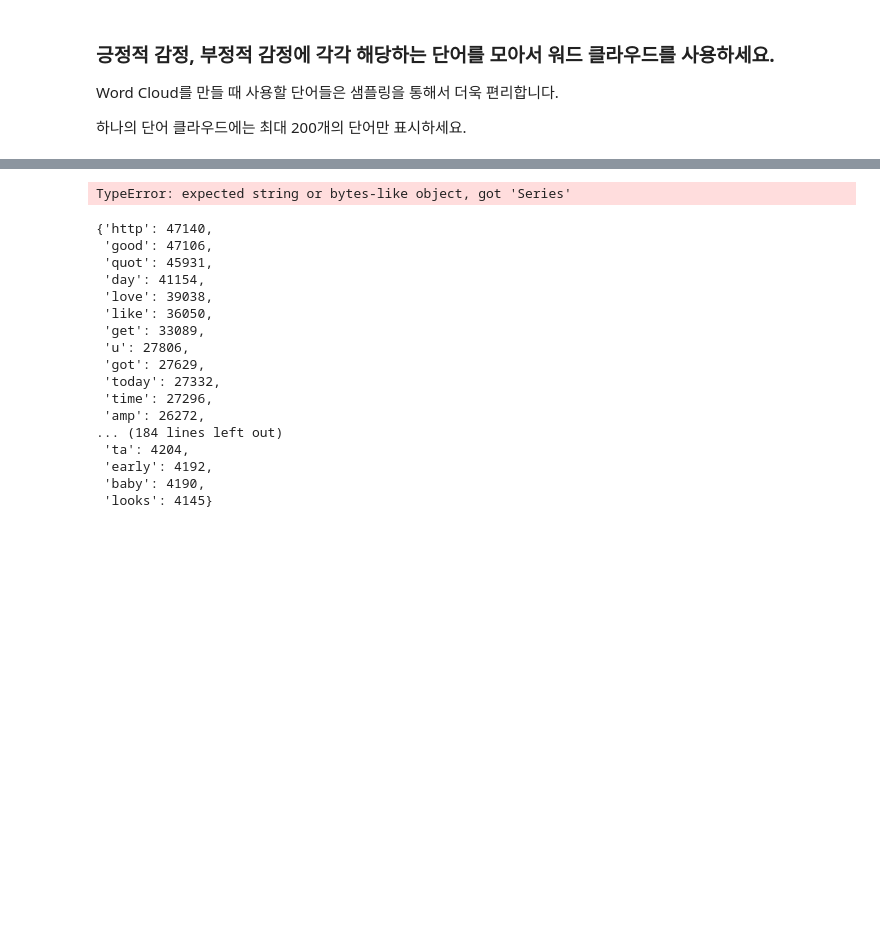
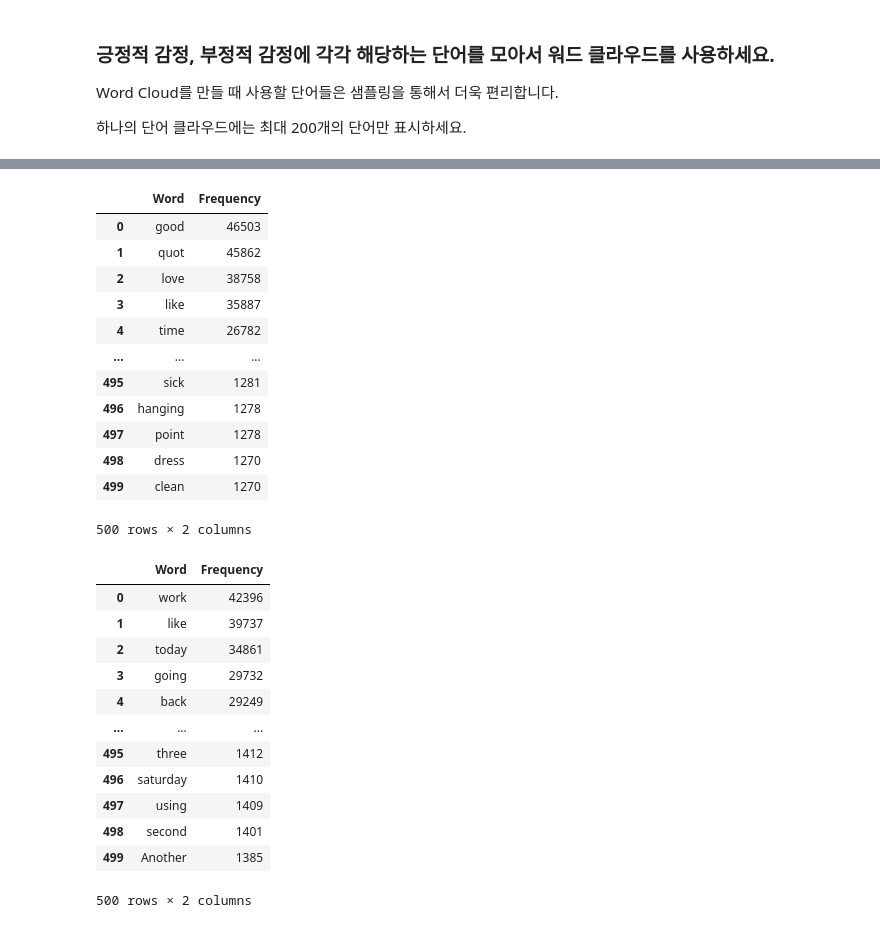
Before and after one commit to ssangmin-junior/softeer_wiki, a Jupyter notebook: missions/w2/m5/w2m5_sentiment.ipynb, the cells around one changed output, grey strips where cells are left out. Cells and saved outputs as stored; diff of their text form; code cells hidden in the pictures; blank space fills up the shorter version.

```diff
--- a/missions/w2/m5/w2m5_sentiment.ipynb
+++ b/missions/w2/m5/w2m5_sentiment.ipynb
@@ -100,40 +63,60 @@ memory usage: 12.2+ MB
 # %%
-text = re.sub(r"http[s]?://(?:[a-zA-Z]|[0-9]|[$-_@.&+]|[!*\(\),]|(?:%[0-9a-fA-F][0-9a-fA-F]))+", ' ',
-                  positive_tweets)  # http로 시작되는 url
-text = re.sub(r"[-a-zA-Z0-9@:%._\+~#=]{1,256}\.[a-zA-Z0-9()]{2,6}\b([-a-zA-Z0-9()@:%_\+.~#?&//=]*)", ' ',
-                  positive_tweets)  # http로 시작되지 않는 url
-from keras.preprocessing.text import Tokenizer
-token=Tokenizer(lower=False,  split=' ', filters='!@#$%^&*()[]<>,.?\"\'■…▶·◆‘’◇“”ⓒ【】=@<b></b>quot;apos')
+
+def preprocess_text(text):
+    # Remove URL
+    text = re.sub(r"http[s]?://(?:[a-zA-Z]|[0-9]|[$-_@.&+]|[!*\(\),]|(?:%[0-9a-fA-F][0-9a-fA-F]))+", ' ', text)
+    text = re.sub(r"[-a-zA-Z0-9@:%._\+~#=]{1,256}\.[a-zA-Z0-9()]{2,6}\b([-a-zA-Z0-9()@:%_\+.~#?&//=]*)", ' ', text)
+
+    # Tokenize and remove stop words
+    stop_words = set(stopwords.words('english'))
+    word_tokens = word_tokenize(text)
+    filtered_words = [word for word in word_tokens if word.isalnum() and word.lower() not in stop_words]
+
+    # Remove small words
+    filtered_words = [word for word in filtered_words if len(word) > 3]
+
+    return ' '.join(filtered_words)
+
+positive_text = ' '.join(df[df['target'] == 4]['text'].apply(preprocess_text))
+negative_text = ' '.join(df[df['target'] == 0]['text'].apply(preprocess_text))
-# %% [output]
-TypeError: expected string or bytes-like object, got 'Series'
 # %%
-positive_text = ' '.join(positive_tweets)
-negative_text = ' '.join(negative_tweets)
-
-def get_top_n_words(text, n=200):
+def get_top_n_words(text, n=500):
     words = text.split()
     word_freq = Counter(words)
     most_common_words = word_freq.most_common(n)
     return dict(most_common_words)
 
 positive_top_words = get_top_n_words(positive_text)
 negative_top_words = get_top_n_words(negative_text)
-positive_top_words
+
+positive_df = pd.DataFrame(positive_top_words.items(), columns=['Word', 'Frequency'])
+negative_df = pd.DataFrame(negative_top_words.items(), columns=['Word', 'Frequency'])
+display(positive_df)
+display(negative_df)
 # %% [output]
+|  | Word | Frequency |
+| 0 | good | 46503 |
+| 1 | quot | 45862 |
+| 2 | love | 38758 |
+| 3 | like | 35887 |
+| 4 | time | 26782 |
+| ... | ... | ... |
+| 495 | sick | 1281 |
+| 496 | hanging | 1278 |
+| 497 | point | 1278 |
+| 498 | dress | 1270 |
+| 499 | clean | 1270 |
-{'http': 47140,
- 'good': 47106,
- 'quot': 45931,
- 'day': 41154,
- 'love': 39038,
- 'like': 36050,
- 'get': 33089,
- 'u': 27806,
- 'got': 27629,
- 'today': 27332,
- 'time': 27296,
- 'amp': 26272,
-... (184 lines left out)
- 'ta': 4204,
- 'early': 4192,
- 'baby': 4190,
- 'looks': 4145}
+500 rows × 2 columns
+|  | Word | Frequency |
+| 0 | work | 42396 |
+| 1 | like | 39737 |
+| 2 | today | 34861 |
+| 3 | going | 29732 |
+| 4 | back | 29249 |
+| ... | ... | ... |
+| 495 | three | 1412 |
+| 496 | saturday | 1410 |
+| 497 | using | 1409 |
+| 498 | second | 1401 |
+| 499 | Another | 1385 |
+500 rows × 2 columns
```
Also changed, not shown: parts of 11 cells of this notebook, 1 other file.
